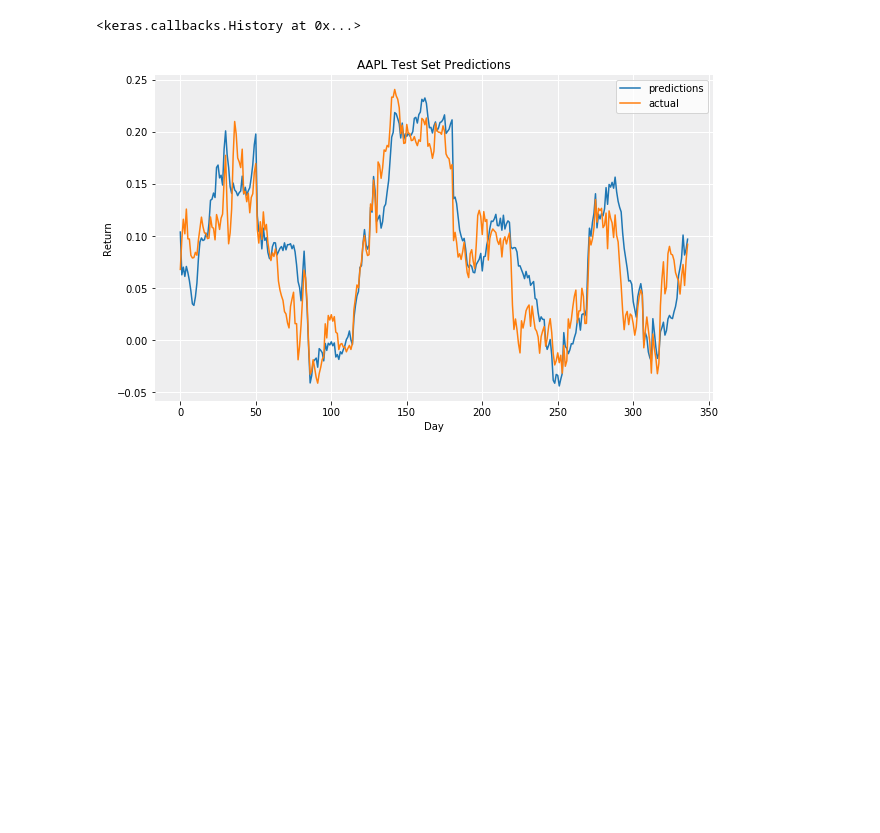
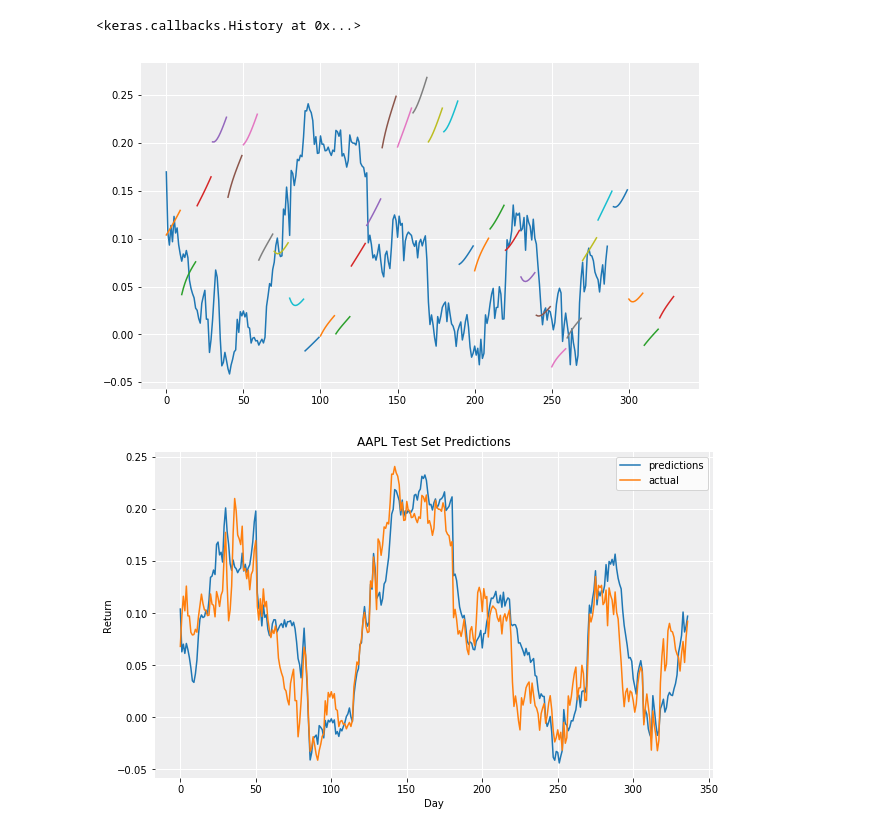
Before and after one commit to munozalexander/Stock-Prediction, a Jupyter notebook: Stock_Prediction.ipynb, the cells around one changed output. Saved outputs shown, nothing was run; the diff lists cells and outputs as text; code cells hidden in the pictures; blank space fills up the shorter version.

Commit message:
multi-day prediction normalization buggy

```diff
--- a/Stock_Prediction.ipynb
+++ b/Stock_Prediction.ipynb
@@ -98,6 +98,24 @@ Epoch 9/10
 Epoch 10/10
 961/961 [==============================] - 1s 1ms/step - loss: 0.0019 - val_loss: 0.0018
 <keras.callbacks.History at 0x...>
+# %%
+def predict_days(days, model, data):
+    predictions = []
+    for i in range(days):
+        prediction = model.predict(data.reshape(1,lookback,1))[0,0]
+        predictions.append(prediction)
+        data = np.hstack((data[1:], [prediction]))
+    return predictions
+# %%
+f, a = simple_ax(figsize=(10,6))
+a.plot(y_test[lookback:])
+for segment in range(int(len(y_test)/days)):
+    days = 10
+    predictions = predict_days(10, model, X_test[segment*days,:])
+    a.plot(range(segment*days, segment*days+days), predictions)
+plt.show()
+# %% [output]
+[figure, added]
 # %%
 # predict test set
 predictions = [model.predict(X_test[a,:].reshape(1,lookback,1))[0,0] for a in range(X_test.shape[0])]
```
